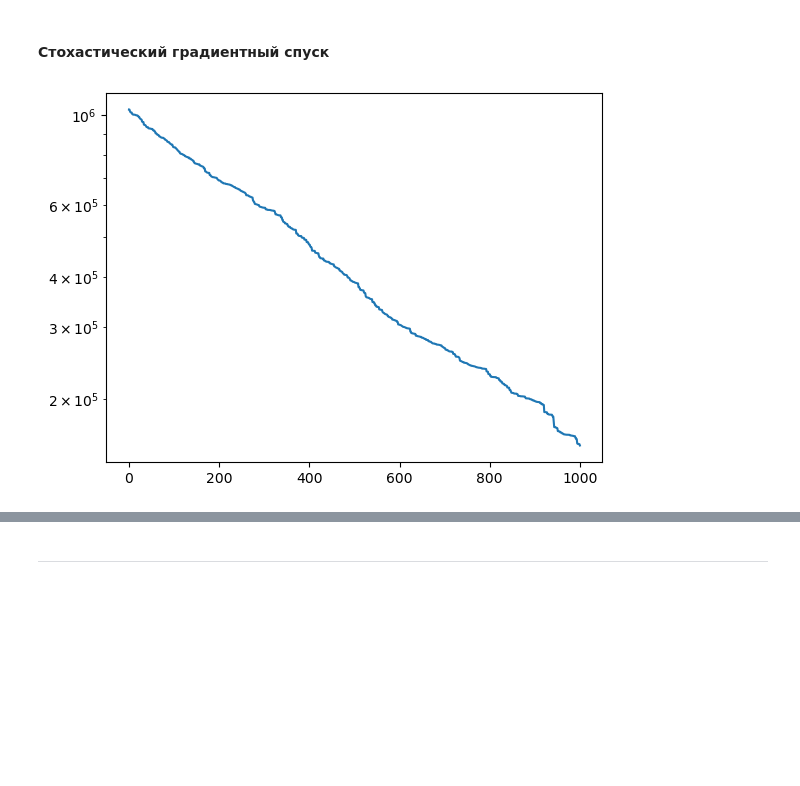
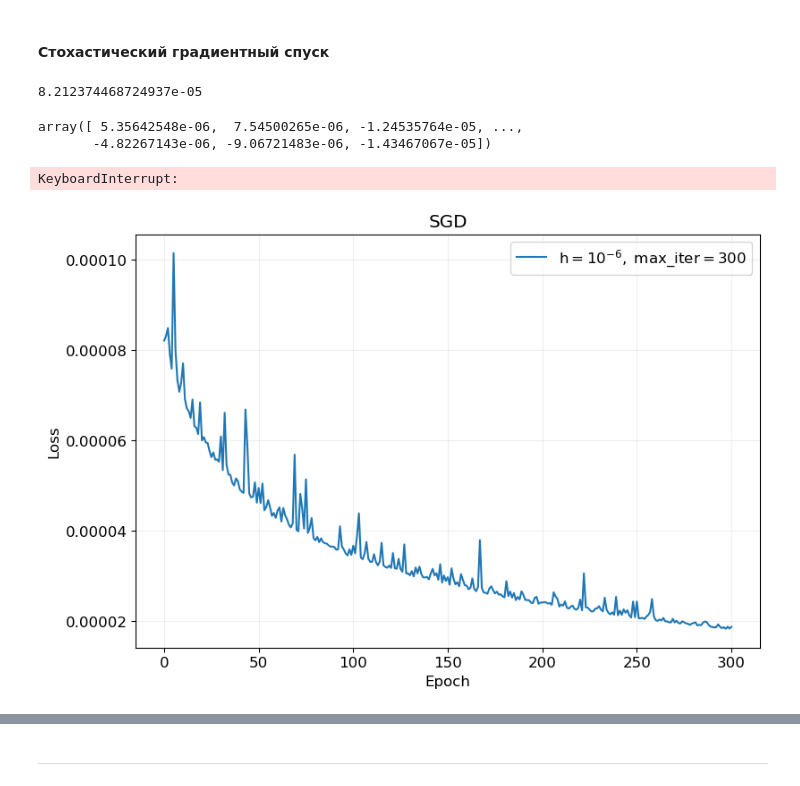
Before and after one commit to kisnikser/Optimization-Methods, a Jupyter notebook: main.ipynb, the cells around one changed output, grey strips where cells are left out. Drawn from its saved outputs; the diff is of its cells as text; code cells hidden in the pictures; blank space fills up the shorter version.

```diff
--- a/main.ipynb
+++ b/main.ipynb
@@ -366,22 +315,44 @@ plt.yscale('log')
 # %% [markdown]
 #### Стохастический градиентный спуск
 # %%
-def SGD(w0, h=1e-6, df_eps=1e-6, max_iter=1000):
-    df_log = []
+def SGD(w0, h=1e-6, max_iter=1000):
+    f_log = []
     w = np.array(w0)
-    df_log.append(np.linalg.norm(df(w)))
+    f_log.append(f(w))
     n_samples, n_features = X.shape
-    while df_log[-1] > df_eps and len(df_log) <= max_iter:
-        i = np.random.randint(n_samples)
-        g = 2 * X[i] * (X[i] @ w - y[i])
-        w = w - h * g
-        df_log.append(np.linalg.norm(df(w)))
-    return w, df_log
+    while len(f_log) <= max_iter:
+        for _ in range(n_samples):
+            i = np.random.randint(n_samples)
+            g = 2 * X[i] * (X[i] @ w - y[i])
+            w = w - h * g
+        f_log.append(f(w))
+    return w, f_log
+# %%
+f(w0)
+# %% [output]
+8.212374468724937e-05
+# %%
+df(w0)
+# %% [output]
+array([ 5.35642548e-06,  7.54500265e-06, -1.24535764e-05, ...,
+       -4.82267143e-06, -9.06721483e-06, -1.43467067e-05])
 # %%
 w0 = np.zeros(X.shape[1])
-w_SGD, df_log_SGD = SGD(w0, h=1e-6)
+h = 1e-6
+max_iter = 1000
+
+w_SGD, f_log_SGD = SGD(w0, h, max_iter)
+# %% [output]
+KeyboardInterrupt:
-# %%
-plt.plot(df_log_SGD)
-plt.yscale('log')
-# %% [output]
-[figure, removed]
+# %%
+plt.figure(figsize=(9, 6))
+plt.rcParams.update({'font.size': 12})
+plt.plot(f_log_SGD, label=r'$\mathrm{h = 10^{-6}, \ max\_iter = 300}$')
+plt.title(f'SGD')
+plt.legend()
+plt.xlabel('Epoch')
+plt.ylabel('Loss')
+plt.grid(alpha=0.2)
+plt.savefig('sgd.pdf', bbox_inches='tight')
+# %% [output]
+[figure, added]
```
Also changed, not shown: parts of 64 cells of this notebook, 12 other files.
